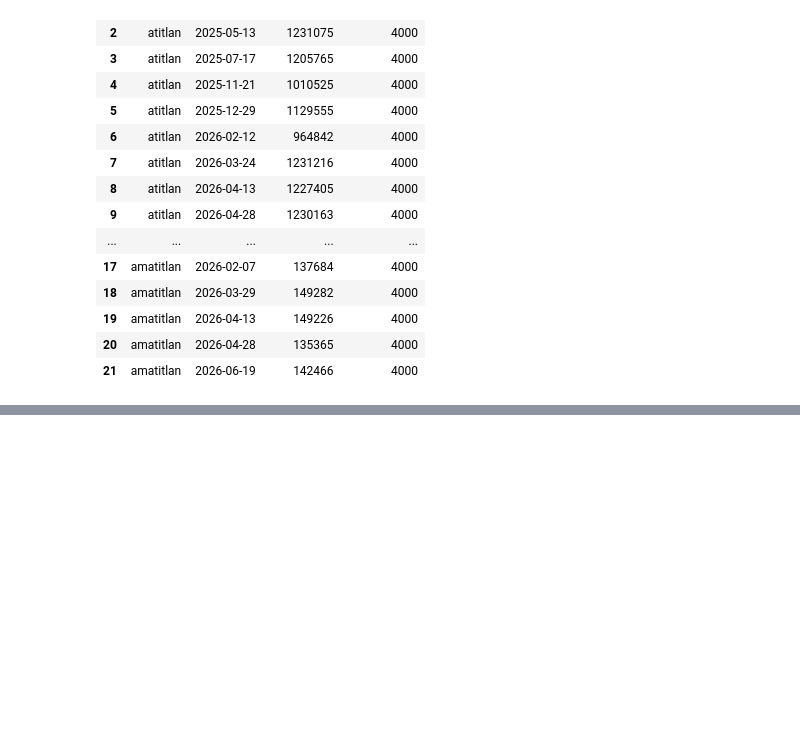
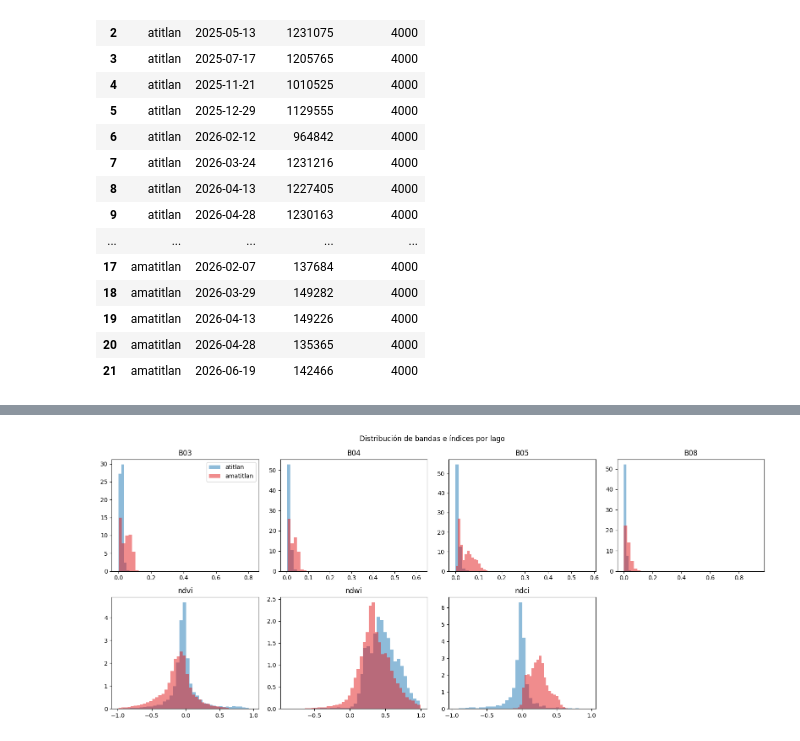
Before and after one commit to FerAHMz/lab4-ds, a Jupyter notebook: notebooks/lab4_parte2.ipynb, the cells around one changed output, grey strips where cells are left out. Drawn from its saved outputs; the diff is of its cells as text; code cells hidden in the pictures; blank space fills up the shorter version.

```diff
--- a/notebooks/lab4_parte2.ipynb
+++ b/notebooks/lab4_parte2.ipynb
@@ -176,0 +234,14 @@ limpieza
+# %%
+fig, axes = plt.subplots(2, 4, figsize=(16, 7))
+for ax, col in zip(axes.ravel(), ["B03", "B04", "B05", "B08", "ndvi", "ndwi", "ndci"]):
+    for clave, color in [("atitlan", "#1f78b4"), ("amatitlan", "#e31a1c")]:
+        ax.hist(datos[datos["lago"] == clave][col], bins=40, alpha=0.5,
+                color=color, label=clave, density=True)
+    ax.set_title(col)
+axes.ravel()[-1].axis("off")
+axes.ravel()[0].legend()
+fig.suptitle("Distribución de bandas e índices por lago")
+fig.tight_layout()
+plt.show()
+# %% [output]
+[figure, added]
```
Also changed, not shown: parts of 8 cells of this notebook.
